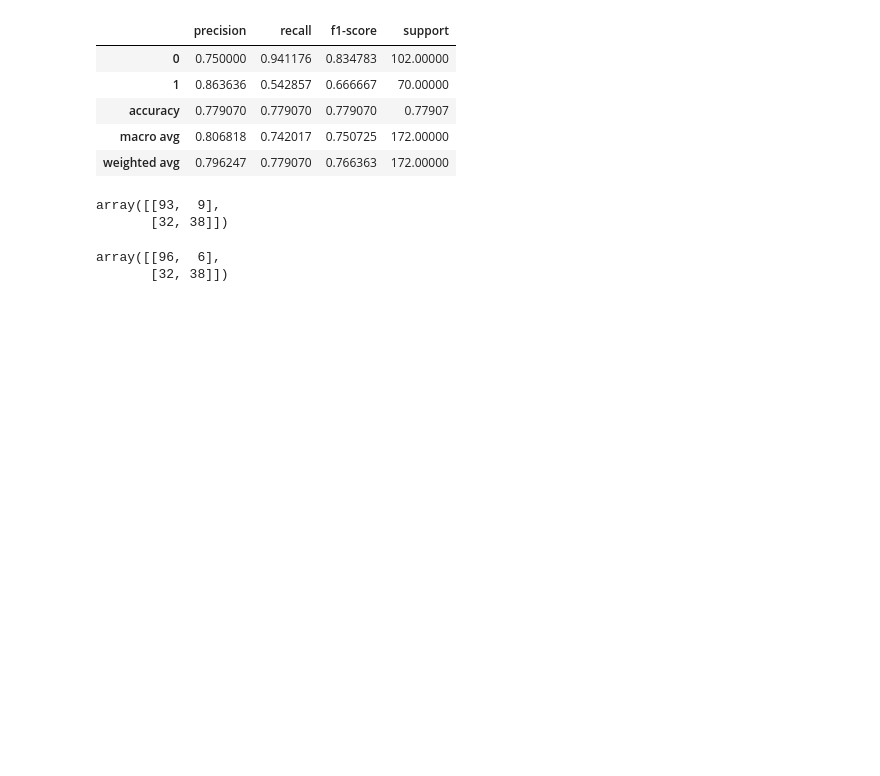
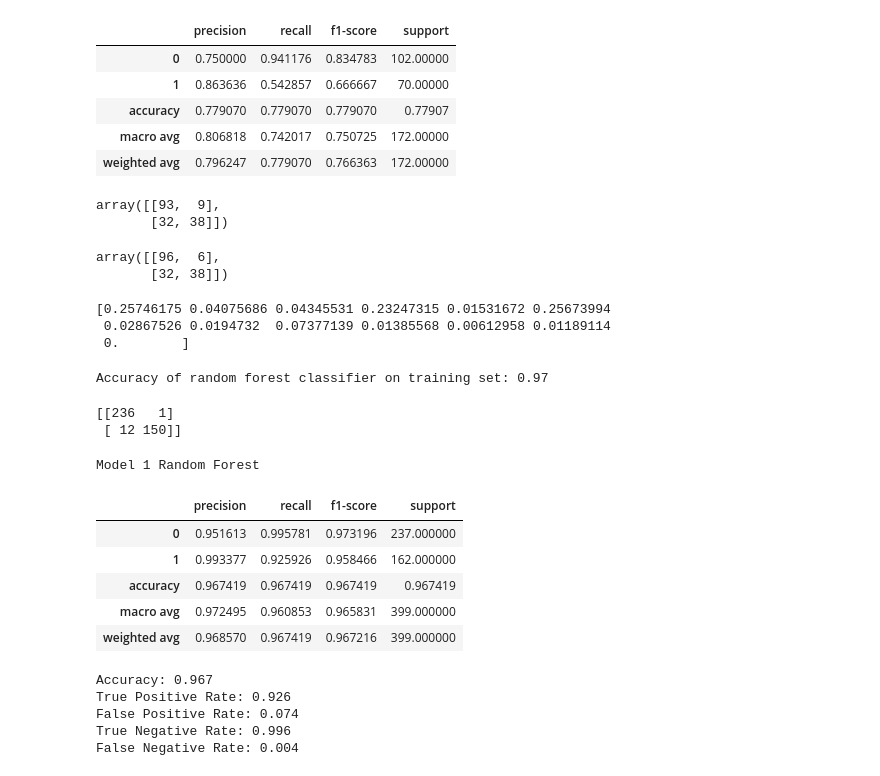
Before and after one commit to Ken-Alviola/classification-exercises, a Jupyter notebook: model.ipynb, the cells around one changed output. Cells and saved outputs as stored; diff of their text form; code cells hidden in the pictures; blank space fills up the shorter version.

Commit message:
#3 on random forest exercises

```diff
--- a/model.ipynb
+++ b/model.ipynb
@@ -288,3 +293,47 @@ array([[96,  6],
        [32, 38]])
 # %%
 # model 2 reduced false positive rate
+# %%
+#1. Fit the Random Forest classifier to your training sample and transform (i.e. make predictions on the training sample)
+# setting the random_state accordingly and setting min_samples_leaf = 1 and max_depth = 10.
+
+rf = RandomForestClassifier(bootstrap=True,
+                            class_weight=None,
+                            criterion='gini',
+                            min_samples_leaf=1,
+                            n_estimators=100,
+                            max_depth=10,
+                            random_state=123)
+# %%
+rf = rf.fit(x_train, y_train)
+# %%
+print(rf.feature_importances_)
+# %% [output]
+[0.25746175 0.04075686 0.04345531 0.23247315 0.01531672 0.25673994
+ 0.02867526 0.0194732  0.07377139 0.01385568 0.00612958 0.01189114
+ 0.        ]
+# %%
+y_pred = rf.predict(x_train)
+# %%
+#2. Evaluate your results using the model score, confusion matrix, and classification report.
+
+print('Accuracy of random forest classifier on training set: {:.2f}'
+     .format(rf.score(x_train, y_train)))
+# %% [output]
+Accuracy of random forest classifier on training set: 0.97
+# %%
+print(confusion_matrix(y_train, y_pred))
+# %% [output]
+[[236   1]
+ [ 12 150]]
+# %%
+print("Model 1 Random Forest")
+pd.DataFrame(classification_report(y_train, y_pred,output_dict=True)).T
+# %% [output]
+Model 1 Random Forest
+|  | precision | recall | f1-score | support |
+| 0 | 0.951613 | 0.995781 | 0.973196 | 237.000000 |
+| 1 | 0.993377 | 0.925926 | 0.958466 | 162.000000 |
+| accuracy | 0.967419 | 0.967419 | 0.967419 | 0.967419 |
+| macro avg | 0.972495 | 0.960853 | 0.965831 | 399.000000 |
+| weighted avg | 0.968570 | 0.967419 | 0.967216 | 399.000000 |
@@ -290,0 +344,12 @@ array([[96,  6],
+# %%
+print(f'Accuracy: {round(report1.precision.accuracy,3)}')
+print(f'True Positive Rate: {round(report1.recall[1],3)}')
+print(f'False Positive Rate: {round(1 - report1.recall[1],3)}')
+print(f'True Negative Rate: {round(report1.recall[0],3)}')
+print(f'False Negative Rate: {round(1 - report1.recall[0],3)}')
+# %% [output]
+Accuracy: 0.967
+True Positive Rate: 0.926
+False Positive Rate: 0.074
+True Negative Rate: 0.996
+False Negative Rate: 0.004
```
Also changed, not shown: parts of 5 cells of this notebook.
